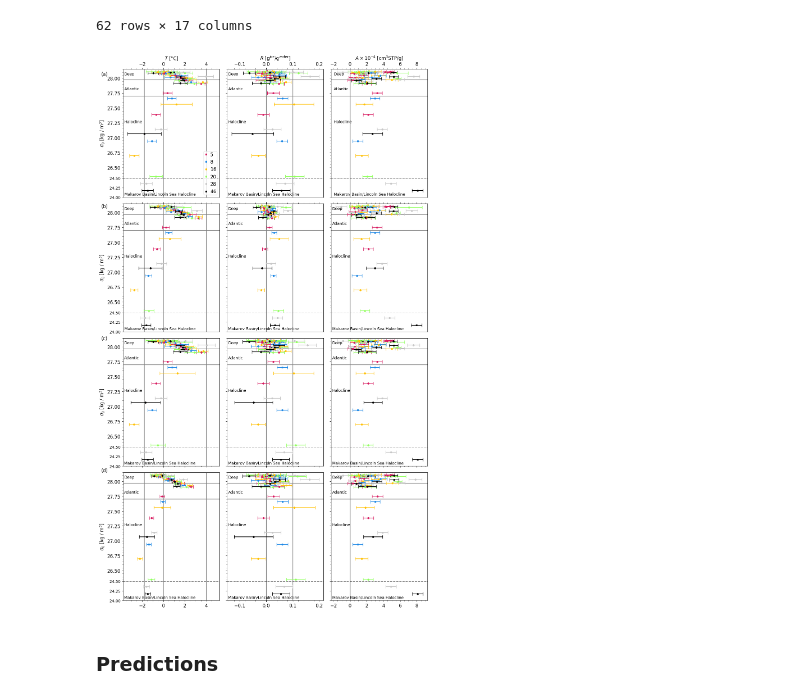
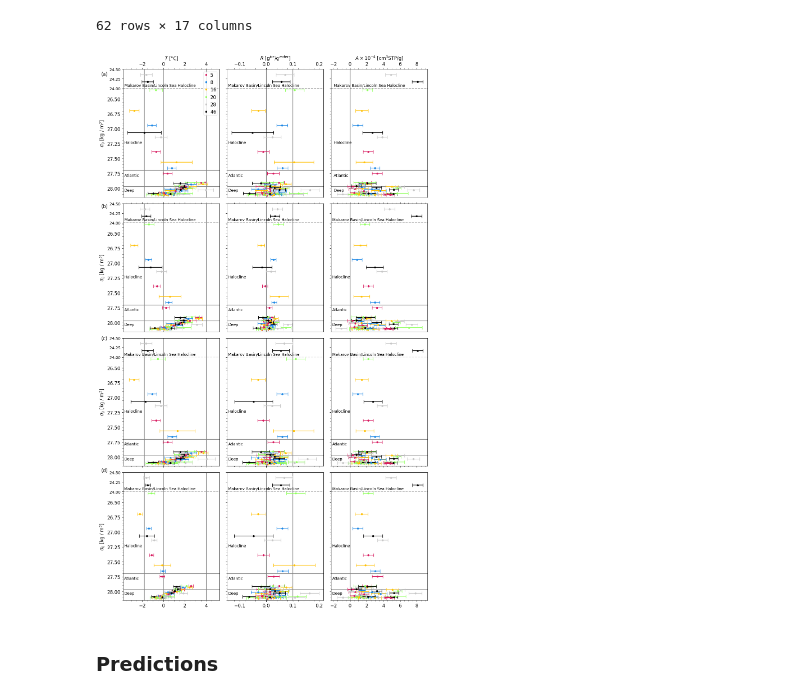
Before and after one commit to TeamPAGOS/Resources-New-Noble-Gas-Derived-Parameterizations-of-Arctic-Air-Sea-Ice-Gas-Exchange-Processes, a Jupyter notebook: Paper copy.ipynb, the cells around one changed output. Cells and saved outputs as stored; diff of their text form; code cells hidden in the pictures.

```diff
--- a/Paper copy.ipynb
+++ b/Paper copy.ipynb
@@ -387,7 +387,7 @@ for n in range(4):#2 models per type (2static and 2 dynamic models)
                                 marker = marker, color = vacao_colors[FitDic[n]['Station'][i]], s = 4**2)
         plot_on_axis(ax[n, pa])
         if vcoord == 'sigma0':
-            ins = ax[n, pa].inset_axes((0, 0, 1, 0.15))
+            ins = ax[n, pa].inset_axes((0, 0.85, 1, 0.15))
             plot_on_axis(ins)
             #ins.set_xlim(ax[n, pa].get_xlim())
             ins.set_ylim(*cutbounds)
@@ -395,7 +395,7 @@ for n in range(4):#2 models per type (2static and 2 dynamic models)
                 ins.set_yticklabels([])
             ins.sharex(ax[n, pa])
             ins.xaxis.set_tick_params(which='both', labelbottom=False, size=0)
-            ins.spines.top.set_visible(False)
+            ins.spines.bottom.set_visible(False)
 
 
 
@@ -403,7 +403,7 @@ for n in range(4):#2 models per type (2static and 2 dynamic models)
             for m in vlinebounds[pa]:
                 ins.axvline(m, color='grey', zorder=-1)
             # separator
-            ins.axhline(cutbounds[1], color='black', zorder=4, linestyle='--')
+            ins.axhline(cutbounds[0], color='black', zorder=4, linestyle='--')
             # text
             tx = ins.get_xlim()[0] + (ins.get_xlim()[1] - ins.get_xlim()[0])*0.01
             ins.text(tx, 24.05, 'Makarov Basin/Lincoln Sea Halocline')
@@ -438,37 +438,36 @@ for n in range(4):#2 models per type (2static and 2 dynamic models)
                 ax[n, pa].axhline(h, color = 'grey', zorder= -1)
 
             # text
             if vcoord == 'sigma0':
                 tx = ax[n, pa].get_xlim()[0] + (ax[n, pa].get_xlim()[1] - ax[n, pa].get_xlim()[0])*0.01
                 ax[n, pa].text(tx, 28.05, 'Deep')
                 ax[n, pa].text(tx, 27.8, 'Atlantic')
                 ax[n, pa].text(tx, 27.25, 'Halocline')
 
         ax[0,pa].xaxis.set_ticks_position('top')
         ax[0,pa].set_xlabel(paramDic[0][pa], fontsize = txtsize)
         ax[0,pa].xaxis.set_label_position('top')
         #ax[2*(n+1)-1,pa].xaxis.set_tick_params(labelbottom=True)
         #ax[3,pa].set_xlabel(paramDic[1][pa], fontsize = txtsize)
 
-    if vcoord=='Depth':
-        ax[n, 0].invert_yaxis()
+    ax[n, 0].invert_yaxis()
 
-ax[0,0].legend([Line2D([0], [0], marker="o", ms = 4, color=vacao_colors[s], linewidth=0) for s in vacao_colors.keys()],vacao_colors.keys(), fontsize = txtsize, ncol=1, borderpad = 0.18, handlelength=0.8, handletextpad=0.5, loc='lower right')
+ax[0,0].legend([Line2D([0], [0], marker="o", ms = 4, color=vacao_colors[s], linewidth=0) for s in vacao_colors.keys()],vacao_colors.keys(), fontsize = txtsize, ncol=1, borderpad = 0.18, handlelength=0.8, handletextpad=0.5, loc='upper right')
 #ax[0,1].set_title('Taylor SWIF', fontsize = txtsize)
 #ax[1,1].set_title('Taylor SWIFT', fontsize = txtsize)
 #ax[2,1].set_title('DWARF', fontsize = txtsize)
 #ax[3,1].set_title('QS-DWARF', fontsize = txtsize)
 plt.figtext(0.02, 0.955, '(a)', fontsize=txtsize) #instead of titles now numbers
 plt.figtext(0.02, 0.72, '(b)', fontsize=txtsize)
 plt.figtext(0.02, 0.485, '(c)', fontsize=txtsize)
 plt.figtext(0.02, 0.25, '(d)', fontsize=txtsize)
 fig.tight_layout()
 plt.subplots_adjust(wspace=0.08,
                     hspace=0.05)
 
 plt.savefig(f'plots/paper/ModelResults_adjusted ({vcoord}).pdf', dpi = 900)
 # %% [output]
-[figure, old version]
+[figure, new version]
 # %% [markdown]
 ### Predictions
 # %%
```
Also changed, not shown: parts of 9 cells of this notebook, 1 other file.
